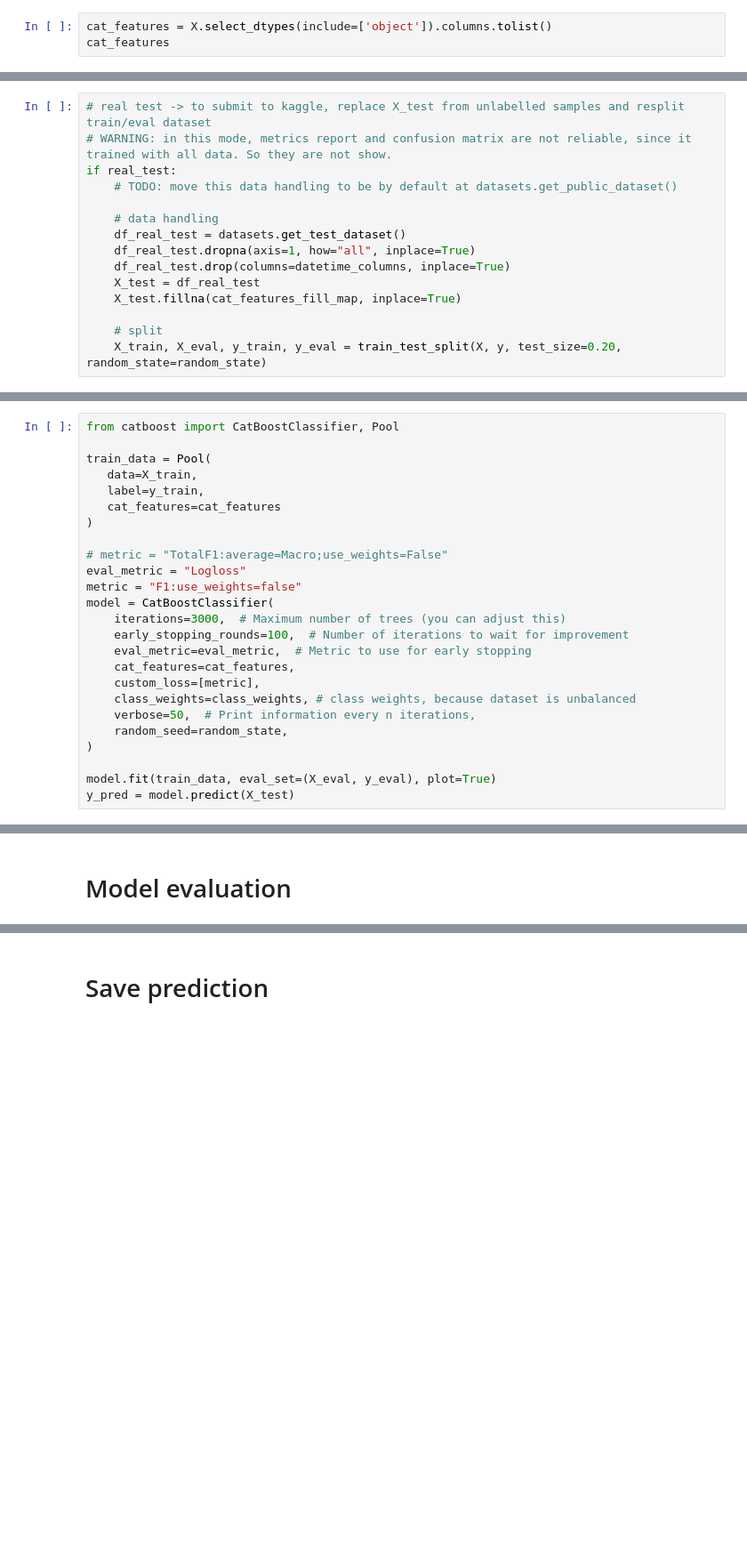
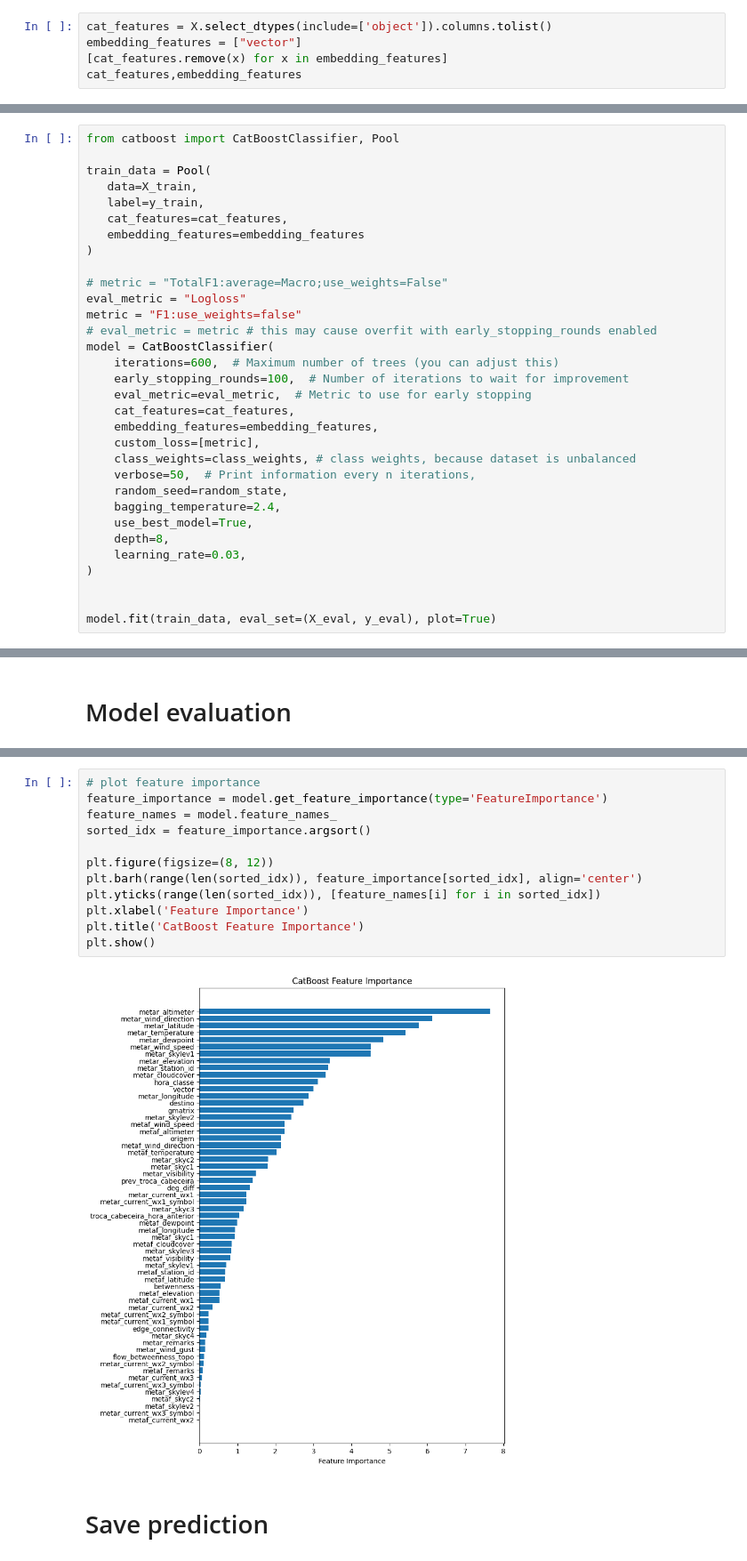
Before and after one commit to ryukinix/dsc2024, a Jupyter notebook: notebooks/catboost-baseline.ipynb, the cells around one changed output, grey strips where cells are left out. Shown at 89% size. Cells and saved outputs as stored; diff of their text form; blank space fills up the shorter version.

```diff
--- a/notebooks/catboost-baseline.ipynb
+++ b/notebooks/catboost-baseline.ipynb
@@ -112,5 +151,7 @@ espera
 Name: count, dtype: float64
 # %%
 cat_features = X.select_dtypes(include=['object']).columns.tolist()
-cat_features
+embedding_features = ["vector"]
+[cat_features.remove(x) for x in embedding_features]
+cat_features,embedding_features
 # %% [output]
@@ -168,18 +246,3 @@ X_train, X_eval, y_train, y_eval = train_test_split(X_base_train, y_base_train,
-# %%
-# real test -> to submit to kaggle, replace X_test from unlabelled samples and resplit train/eval dataset
-# WARNING: in this mode, metrics report and confusion matrix are not reliable, since it trained with all data. So they are not show.
-if real_test:
-    # TODO: move this data handling to be by default at datasets.get_public_dataset()
-
-    # data handling
-    df_real_test = datasets.get_test_dataset()
-    df_real_test.dropna(axis=1, how="all", inplace=True)
-    df_real_test.drop(columns=datetime_columns, inplace=True)
-    X_test = df_real_test
-    X_test.fillna(cat_features_fill_map, inplace=True)
-
-    # split
-    X_train, X_eval, y_train, y_eval = train_test_split(X, y, test_size=0.20, random_state=random_state)
 # %% [markdown]
 # Add graph Features
 # %%
@@ -203,24 +266,31 @@ from catboost import CatBoostClassifier, Pool
 train_data = Pool(
    data=X_train,
    label=y_train,
-   cat_features=cat_features
+   cat_features=cat_features,
+   embedding_features=embedding_features
 )
 
 # metric = "TotalF1:average=Macro;use_weights=False"
 eval_metric = "Logloss"
 metric = "F1:use_weights=false"
+# eval_metric = metric # this may cause overfit with early_stopping_rounds enabled
 model = CatBoostClassifier(
-    iterations=3000,  # Maximum number of trees (you can adjust this)
+    iterations=600,  # Maximum number of trees (you can adjust this)
     early_stopping_rounds=100,  # Number of iterations to wait for improvement
     eval_metric=eval_metric,  # Metric to use for early stopping
     cat_features=cat_features,
+    embedding_features=embedding_features,
     custom_loss=[metric],
     class_weights=class_weights, # class weights, because dataset is unbalanced
     verbose=50,  # Print information every n iterations,
     random_seed=random_state,
+    bagging_temperature=2.4,
+    use_best_model=True,
+    depth=8,
+    learning_rate=0.03,
 )
 
+
 model.fit(train_data, eval_set=(X_eval, y_eval), plot=True)
-y_pred = model.predict(X_test)
 # %% [output]
 MetricVisualizer(layout=Layout(align_self='stretch', height='500px'))
@@ -276,3 +338,17 @@ Confusion Matrix:
+# %%
+# plot feature importance
+feature_importance = model.get_feature_importance(type='FeatureImportance')
+feature_names = model.feature_names_
+sorted_idx = feature_importance.argsort()
+
+plt.figure(figsize=(8, 12))
+plt.barh(range(len(sorted_idx)), feature_importance[sorted_idx], align='center')
+plt.yticks(range(len(sorted_idx)), [feature_names[i] for i in sorted_idx])
+plt.xlabel('Feature Importance')
+plt.title('CatBoost Feature Importance')
+plt.show()
+# %% [output]
+[figure, added]
 # %% [markdown]
 # Save prediction
 # %%
```
Also changed, not shown: parts of 15 cells of this notebook, 11 other files.
